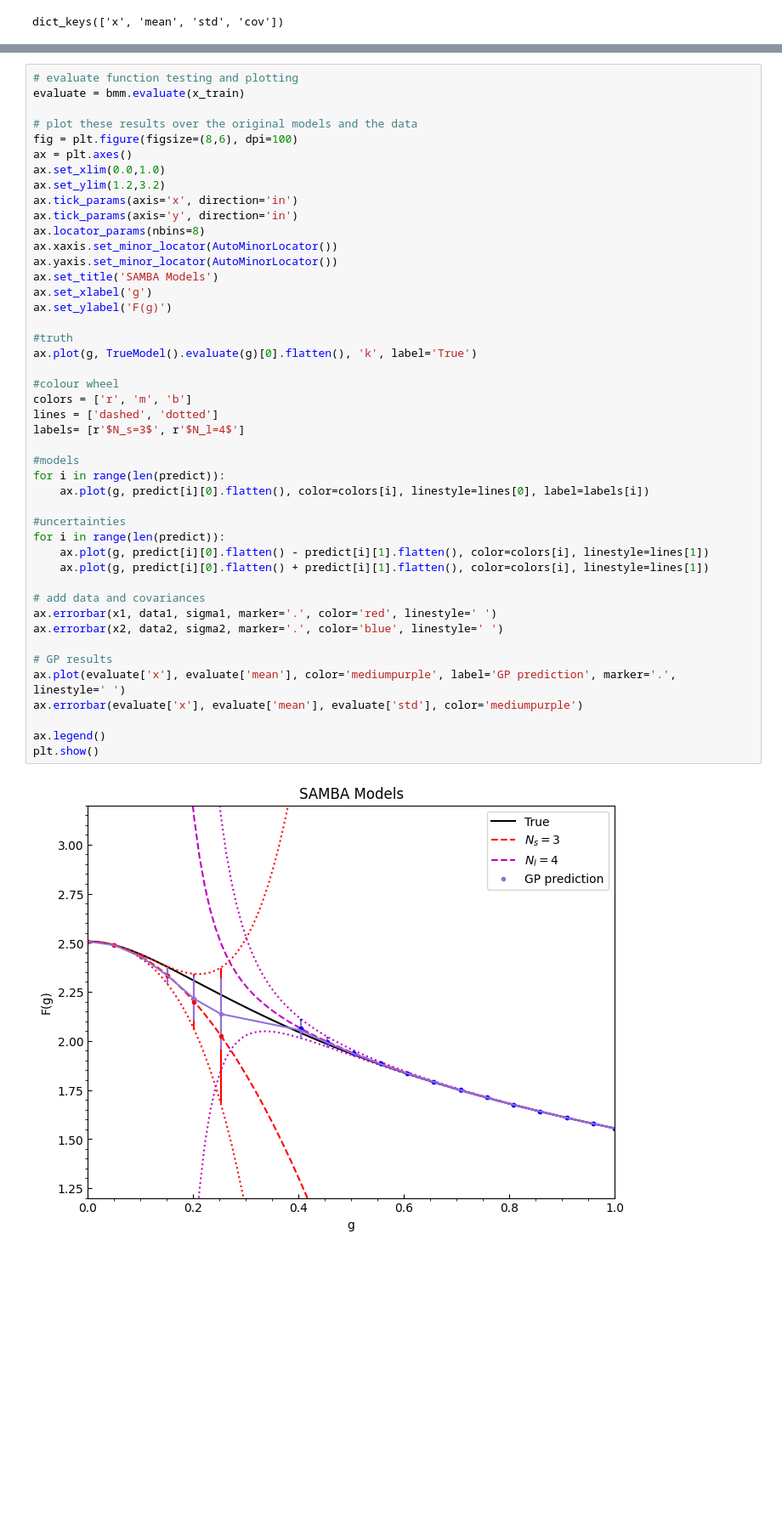
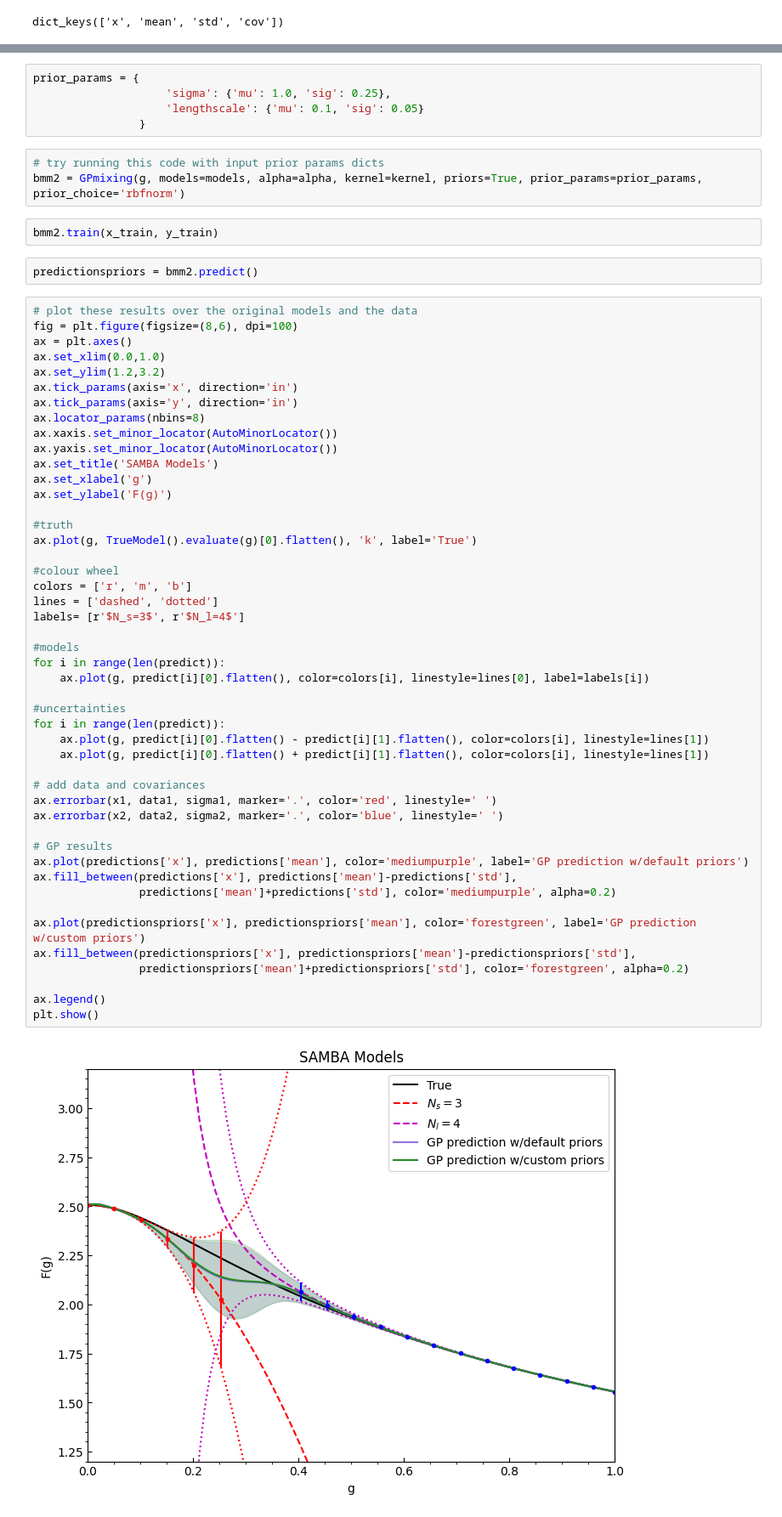
Before and after one commit to bandframework/Taweret, a Jupyter notebook: book/notebooks/GP_BMM/gp_bmm_stationary.ipynb, the cells around one changed output, grey strips where cells are left out. Shown at 85% size. Drawn from its saved outputs; the diff is of its cells as text; blank space fills up the shorter version.

```diff
--- a/book/notebooks/GP_BMM/gp_bmm_stationary.ipynb
+++ b/book/notebooks/GP_BMM/gp_bmm_stationary.ipynb
@@ -242,7 +288,16 @@ This prediction is pretty good! Next we improve the priors so that we can test d
+# %%
+prior_params = {
+                    'sigma': {'mu': 1.0, 'sig': 0.25},
+                    'lengthscale': {'mu': 0.1, 'sig': 0.05}
+                }
+# %%
+# try running this code with input prior params dicts
+bmm2 = GPmixing(g, models=models, alpha=alpha, kernel=kernel, priors=True, prior_params=prior_params, prior_choice='rbfnorm')
+# %%
+bmm2.train(x_train, y_train)
+# %%
+predictionspriors = bmm2.predict()
 # %%
-# evaluate function testing and plotting
-evaluate = bmm.evaluate(x_train)
-
 # plot these results over the original models and the data
 fig = plt.figure(figsize=(8,6), dpi=100)
 ax = plt.axes()
@@ -256,33 +311,38 @@ ax.yaxis.set_minor_locator(AutoMinorLocator())
 ax.set_title('SAMBA Models')
 ax.set_xlabel('g')
 ax.set_ylabel('F(g)')
 
 #truth
 ax.plot(g, TrueModel().evaluate(g)[0].flatten(), 'k', label='True')
 
 #colour wheel
 colors = ['r', 'm', 'b']
 lines = ['dashed', 'dotted']
 labels= [r'$N_s=3$', r'$N_l=4$']
 
 #models
 for i in range(len(predict)):
     ax.plot(g, predict[i][0].flatten(), color=colors[i], linestyle=lines[0], label=labels[i])
 
 #uncertainties
 for i in range(len(predict)):
     ax.plot(g, predict[i][0].flatten() - predict[i][1].flatten(), color=colors[i], linestyle=lines[1])
     ax.plot(g, predict[i][0].flatten() + predict[i][1].flatten(), color=colors[i], linestyle=lines[1])
 
 # add data and covariances
 ax.errorbar(x1, data1, sigma1, marker='.', color='red', linestyle=' ')
 ax.errorbar(x2, data2, sigma2, marker='.', color='blue', linestyle=' ')
 
 # GP results
-ax.plot(evaluate['x'], evaluate['mean'], color='mediumpurple', label='GP prediction', marker='.', linestyle=' ')
-ax.errorbar(evaluate['x'], evaluate['mean'], evaluate['std'], color='mediumpurple')
+ax.plot(predictions['x'], predictions['mean'], color='mediumpurple', label='GP prediction w/default priors')
+ax.fill_between(predictions['x'], predictions['mean']-predictions['std'],
+                predictions['mean']+predictions['std'], color='mediumpurple', alpha=0.2)
+
+ax.plot(predictionspriors['x'], predictionspriors['mean'], color='forestgreen', label='GP prediction w/custom priors')
+ax.fill_between(predictionspriors['x'], predictionspriors['mean']-predictionspriors['std'],
+                predictionspriors['mean']+predictionspriors['std'], color='forestgreen', alpha=0.2)
 
 ax.legend()
 plt.show()
 # %% [output]
-[figure, old version]
+[figure, new version]
```
Also changed, not shown: parts of 26 cells of this notebook, 1 other file.
